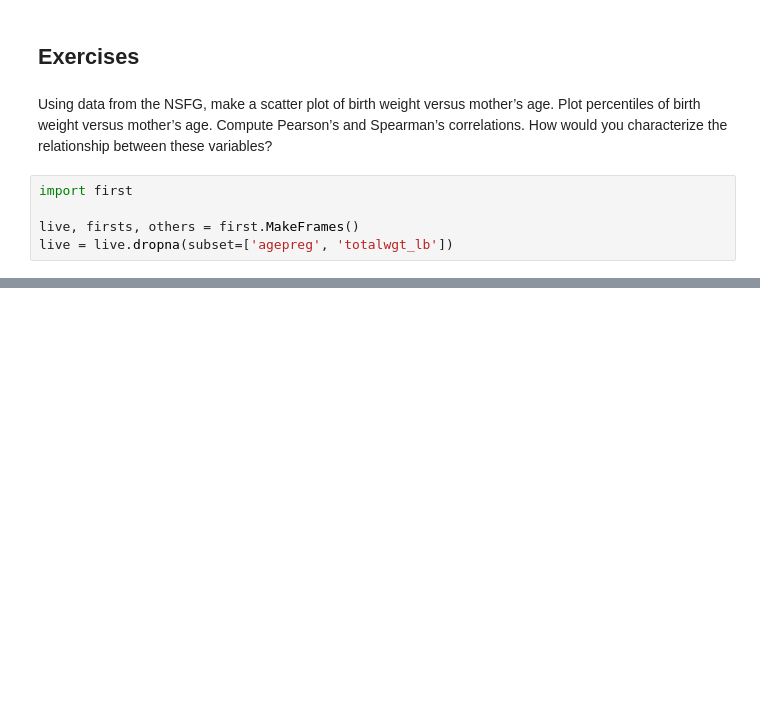
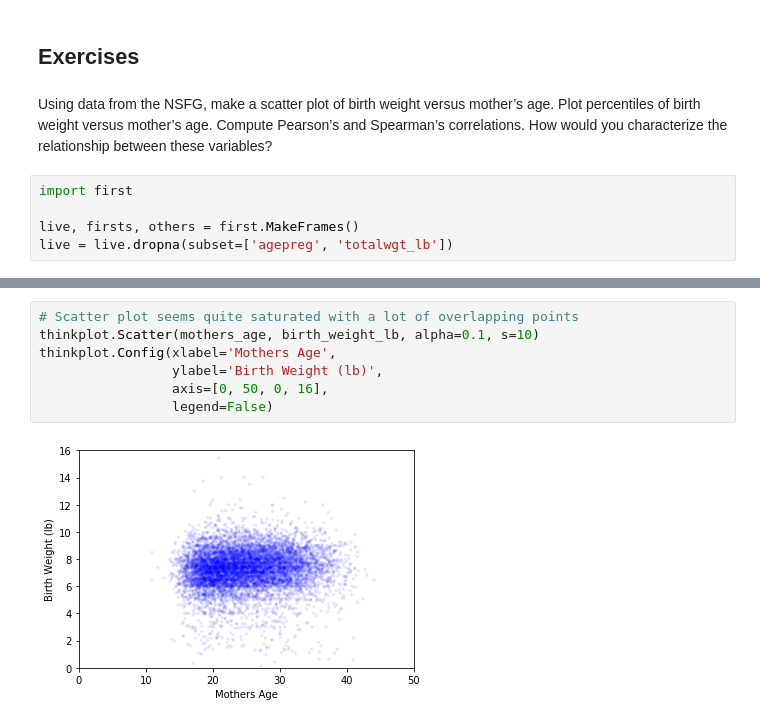
Before and after one commit to rosslogan702/ThinkStats2, a Jupyter notebook: code/chap07ex.ipynb, the cells around one changed output, grey strips where cells are left out. Saved outputs shown, nothing was run; the diff lists cells and outputs as text; blank space fills up the shorter version.

```diff
--- a/code/chap07ex.ipynb
+++ b/code/chap07ex.ipynb
@@ -316,0 +347,9 @@ live = live.dropna(subset=['agepreg', 'totalwgt_lb'])
+# %%
+# Scatter plot seems quite saturated with a lot of overlapping points
+thinkplot.Scatter(mothers_age, birth_weight_lb, alpha=0.1, s=10)
+thinkplot.Config(xlabel='Mothers Age',
+                 ylabel='Birth Weight (lb)',
+                 axis=[0, 50, 0, 16],
+                 legend=False)
+# %% [output]
+[figure, added]
```
Also changed, not shown: parts of 19 cells of this notebook.
